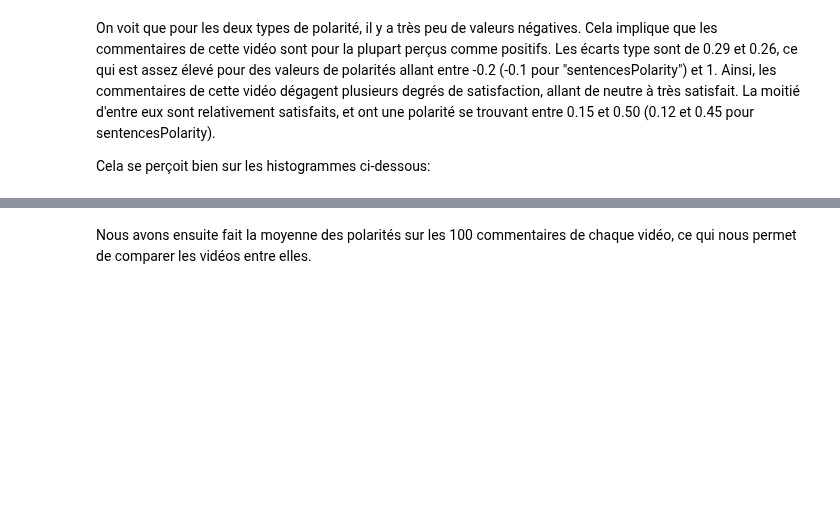
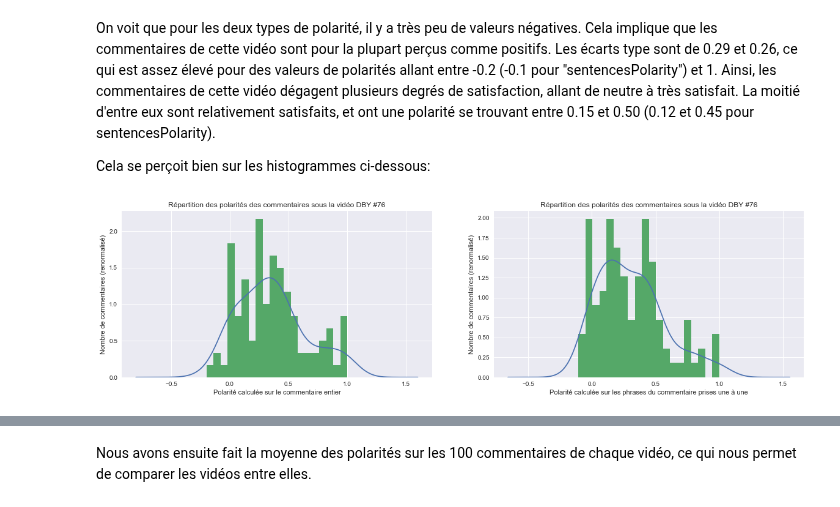
Before and after one commit to AntoineLlg/projet-python-2a, a Jupyter notebook: rapport_commentaires_youtube.ipynb, the cells around one changed output, grey strips where cells are left out. Drawn from its saved outputs; the diff is of its cells as text; code cells hidden in the pictures; blank space fills up the shorter version.

```diff
--- a/rapport_commentaires_youtube.ipynb
+++ b/rapport_commentaires_youtube.ipynb
@@ -252,8 +222,8 @@ Nous avons ensuite ajouté 2 nouvelles colonnes à la base de données:
 
    - sentencesPolarity : polarité de chaque commentaire, calculée en prenant la moyenne des polarités sur chaque phrase que comporte le commentaire.
 # %%
-data["Polarity"] = data.loc[:,['textClean']].apply(blober)
-data["sentencesPolarity"] = data.loc[:,['textClean']].apply(polarisation)
+data["Polarity"] = data.loc[:,['textClean']].apply(pu.blober)
+data["sentencesPolarity"] = data.loc[:,['textClean']].apply(pu.polarisation)
 # %% [markdown]
 Création d'une colonne de numéros des vidéos (ici ou partie 1)
 # %%
@@ -270,20 +252,22 @@ Les écarts type sont de 0.29 et 0.26, ce qui est assez élevé pour des valeurs
 
 Cela se perçoit bien sur les histogrammes ci-dessous:
 # %%
-fig, axs = plt.subplots(1, 2, figsize = (20, 5))
+fig, axs = plt.subplots(1, 2, figsize=(20, 5))
 
 data.loc[data['DBY'] == "DBY #76", 'Polarity'].plot.density(ax = axs[0])
 data.loc[data['DBY'] == "DBY #76", 'Polarity'].plot.hist(bins=20, density=True, ax = axs[0])
 
 axs[0].set_xlabel("Polarité calculée sur le commentaire entier")
-axs[0].set_ylabel("Nombre de commentaires")
+axs[0].set_ylabel("Nombre de commentaires (renormalisé)")
 axs[0].set_title("Répartition des polarités des commentaires sous la vidéo DBY #76")
 
-data.loc[data['DBY'] == "DBY #76", 'sentencesPolarity'].plot.density(ax = axs[1])
-data.loc[data['DBY'] == "DBY #76", 'sentencesPolarity'].plot.hist(bins=20, density=True, ax = axs[1])
+data.loc[data['DBY'] == "DBY #76", 'sentencesPolarity'].plot.density(ax=axs[1])
+data.loc[data['DBY'] == "DBY #76", 'sentencesPolarity'].plot.hist(bins=20, density=True, ax=axs[1])
 
 axs[1].set_xlabel("Polarité calculée sur les phrases du commentaire prises une à une")
-axs[1].set_ylabel("Nombre de commentaires")
+axs[1].set_ylabel("Nombre de commentaires (renormalisé)")
 axs[1].set_title("Répartition des polarités des commentaires sous la vidéo DBY #76")
 
 plt.show()
+# %% [output]
+[figure, added]
```
Also changed, not shown: parts of 20 cells of this notebook, 3 other files.
